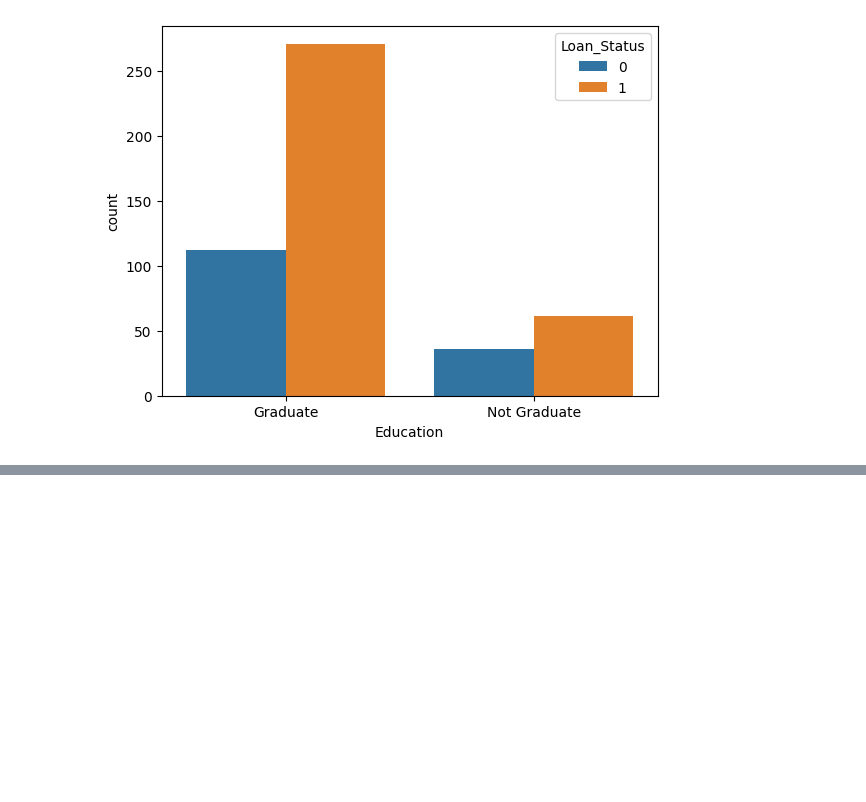
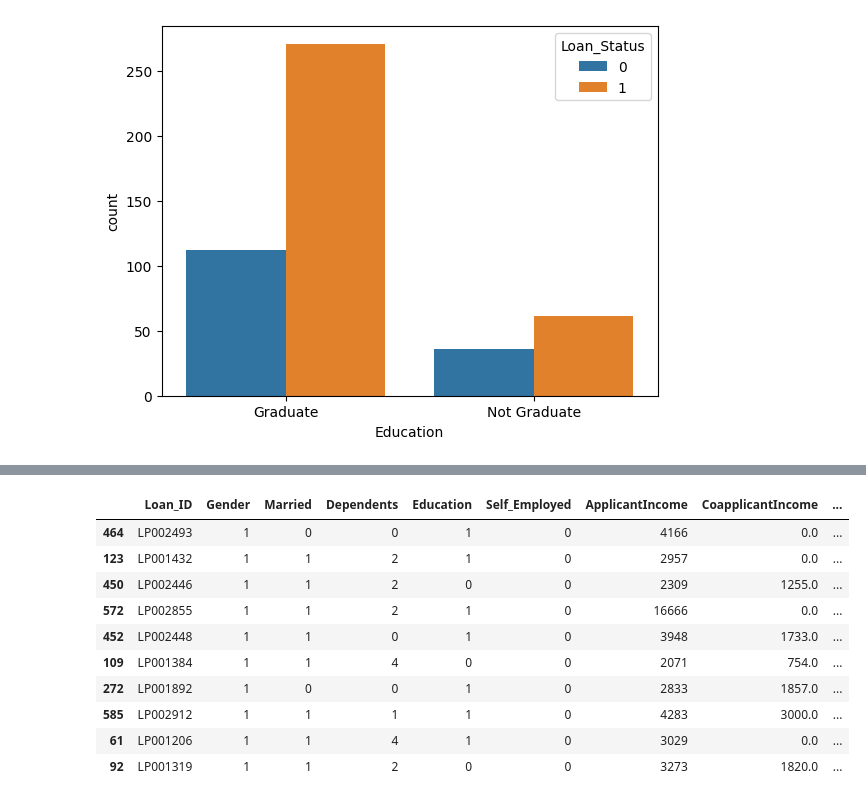
Before and after one commit to Ravravan/ML-projects, a Jupyter notebook: Loan_Status_Prediction.ipynb, the cells around one changed output, grey strips where cells are left out. Drawn from its saved outputs; the diff is of its cells as text; code cells hidden in the pictures; blank space fills up the shorter version.

```diff
--- a/Loan_Status_Prediction.ipynb
+++ b/Loan_Status_Prediction.ipynb
@@ -149,0 +143,18 @@ sns.countplot(x='Education',hue='Loan_Status', data=loan_dataset)
+# %%
+# convert categorical columns to numerical values
+loan_dataset.replace({'Married':{'No':0,'Yes':1},'Gender':{'Male':1,'Female':0},'Self_Employed':{'No':0,'Yes':1},
+                      'Property_Area':{'Rural':0,'Semiurban':1,'Urban':2},'Education':{'Graduate':1,'Not Graduate':0}},inplace=True)
+# %%
+loan_dataset.sample(10)
+# %% [output]
+|  | Loan_ID | Gender | Married | Dependents | Education | Self_Employed | ApplicantIncome | CoapplicantIncome | ... |
+| 464 | LP002493 | 1 | 0 | 0 | 1 | 0 | 4166 | 0.0 | ... |
+| 123 | LP001432 | 1 | 1 | 2 | 1 | 0 | 2957 | 0.0 | ... |
+| 450 | LP002446 | 1 | 1 | 2 | 0 | 0 | 2309 | 1255.0 | ... |
+| 572 | LP002855 | 1 | 1 | 2 | 1 | 0 | 16666 | 0.0 | ... |
+| 452 | LP002448 | 1 | 1 | 0 | 1 | 0 | 3948 | 1733.0 | ... |
+| 109 | LP001384 | 1 | 1 | 4 | 0 | 0 | 2071 | 754.0 | ... |
+| 272 | LP001892 | 1 | 0 | 0 | 1 | 0 | 2833 | 1857.0 | ... |
+| 585 | LP002912 | 1 | 1 | 1 | 1 | 0 | 4283 | 3000.0 | ... |
+| 61 | LP001206 | 1 | 1 | 4 | 1 | 0 | 3029 | 0.0 | ... |
+| 92 | LP001319 | 1 | 1 | 2 | 0 | 0 | 3273 | 1820.0 | ... |
```
Also changed, not shown: parts of 5 cells of this notebook.
